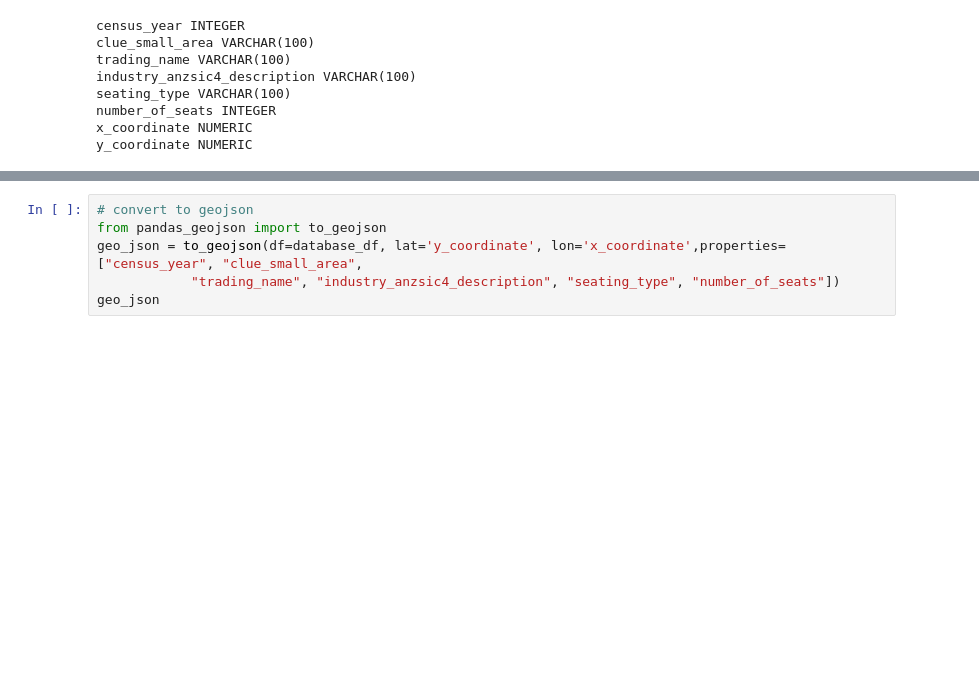
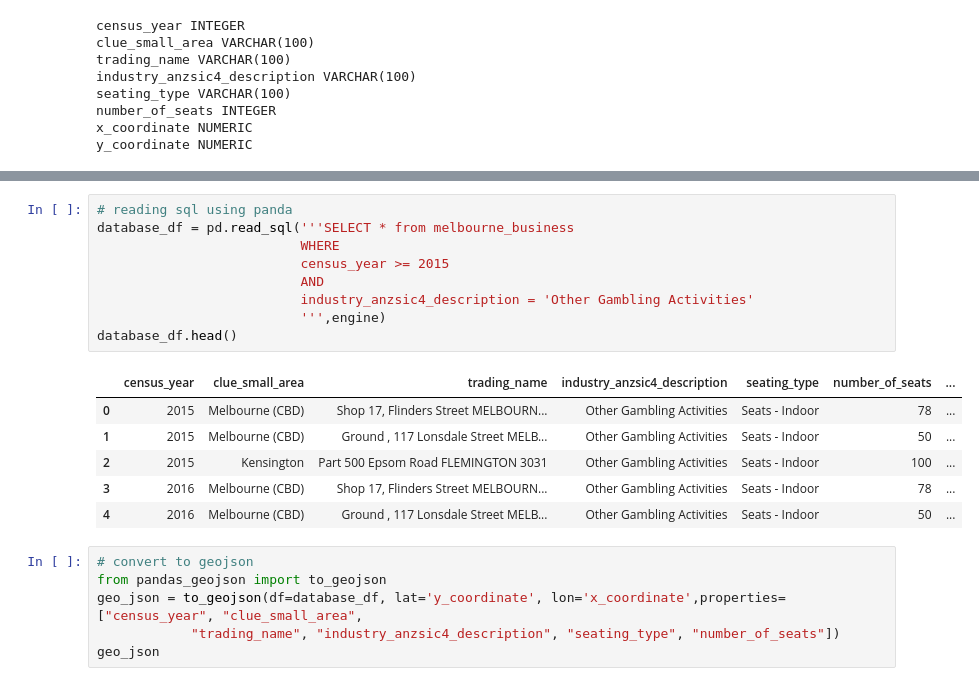
Before and after one commit to davidsalim86/Cafe-Restaurant-Visualisation-Dashboard, a Jupyter notebook: notebook/connect_postgresql.ipynb, the cells around one changed output, grey strips where cells are left out. Saved outputs shown, nothing was run; the diff lists cells and outputs as text; blank space fills up the shorter version.

```diff
--- a/notebook/connect_postgresql.ipynb
+++ b/notebook/connect_postgresql.ipynb
@@ -73,3 +80,19 @@ database_df.head(2)
+# %%
+# reading sql using panda
+database_df = pd.read_sql('''SELECT * from melbourne_business
+                          WHERE
+                          census_year >= 2015
+                          AND
+                          industry_anzsic4_description = 'Other Gambling Activities'
+                          ''',engine)
+database_df.head()
+# %% [output]
+|  | census_year | clue_small_area | trading_name | industry_anzsic4_description | seating_type | number_of_seats | ... |
+| 0 | 2015 | Melbourne (CBD) | Shop 17, Flinders Street MELBOURN... | Other Gambling Activities | Seats - Indoor | 78 | ... |
+| 1 | 2015 | Melbourne (CBD) | Ground , 117 Lonsdale Street MELB... | Other Gambling Activities | Seats - Indoor | 50 | ... |
+| 2 | 2015 | Kensington | Part 500 Epsom Road FLEMINGTON 3031 | Other Gambling Activities | Seats - Indoor | 100 | ... |
+| 3 | 2016 | Melbourne (CBD) | Shop 17, Flinders Street MELBOURN... | Other Gambling Activities | Seats - Indoor | 78 | ... |
+| 4 | 2016 | Melbourne (CBD) | Ground , 117 Lonsdale Street MELB... | Other Gambling Activities | Seats - Indoor | 50 | ... |
 # %%
 # convert to geojson
 from pandas_geojson import to_geojson
```
Also changed, not shown: parts of 5 cells of this notebook, 11 other files.
